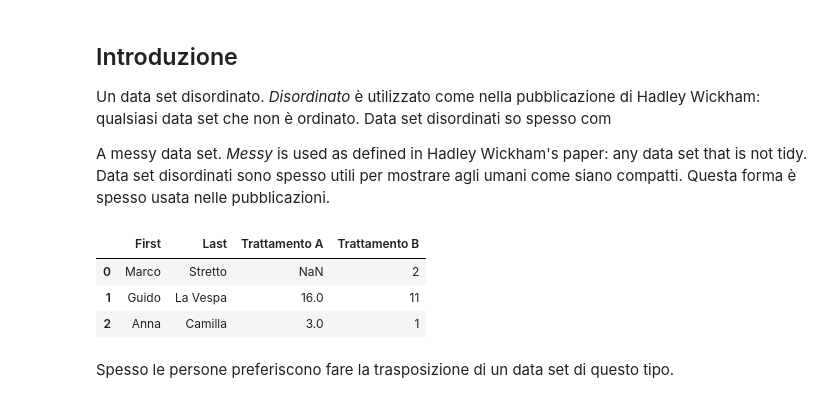
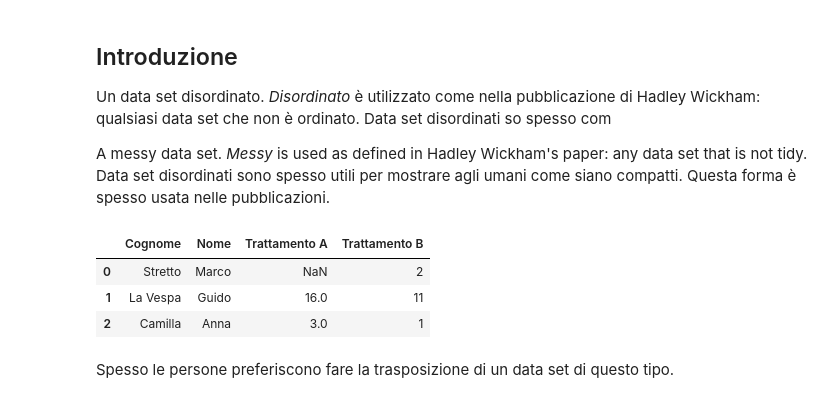
Before and after one commit to aborruso/Tidy-Data, a Jupyter notebook: Tidy-Data.ipynb, the cells around one changed output. Cells and saved outputs as stored; diff of their text form; code cells hidden in the pictures.

```diff
--- a/Tidy-Data.ipynb
+++ b/Tidy-Data.ipynb
@@ -25,16 +25,16 @@ Un data set disordinato. *Disordinato* è utilizzato come nella pubblicazione di
 
 A messy data set.  *Messy* is used as defined in Hadley Wickham's paper: any data set that is not tidy. Data set disordinati sono spesso utili per mostrare agli umani come siano compatti. Questa forma è spesso usata nelle pubblicazioni.
 # %%
-messy = pd.DataFrame({'First' : ['Marco', 'Guido', 'Anna'],
-                      'Last' : ['Stretto', 'La Vespa', 'Camilla'],
+messy = pd.DataFrame({'Nome' : ['Marco', 'Guido', 'Anna'],
+                      'Cognome' : ['Stretto', 'La Vespa', 'Camilla'],
                       'Trattamento A' : [np.nan, 16, 3],
                       'Trattamento B' : [2, 11, 1]})
 messy
 # %% [output]
-|  | First | Last | Trattamento A | Trattamento B |
-| 0 | Marco | Stretto | NaN | 2 |
-| 1 | Guido | La Vespa | 16.0 | 11 |
-| 2 | Anna | Camilla | 3.0 | 1 |
+|  | Cognome | Nome | Trattamento A | Trattamento B |
+| 0 | Stretto | Marco | NaN | 2 |
+| 1 | La Vespa | Guido | 16.0 | 11 |
+| 2 | Camilla | Anna | 3.0 | 1 |
 # %% [markdown]
 Spesso le persone preferiscono fare la trasposizione di un data set di questo tipo.
 # %%
```
